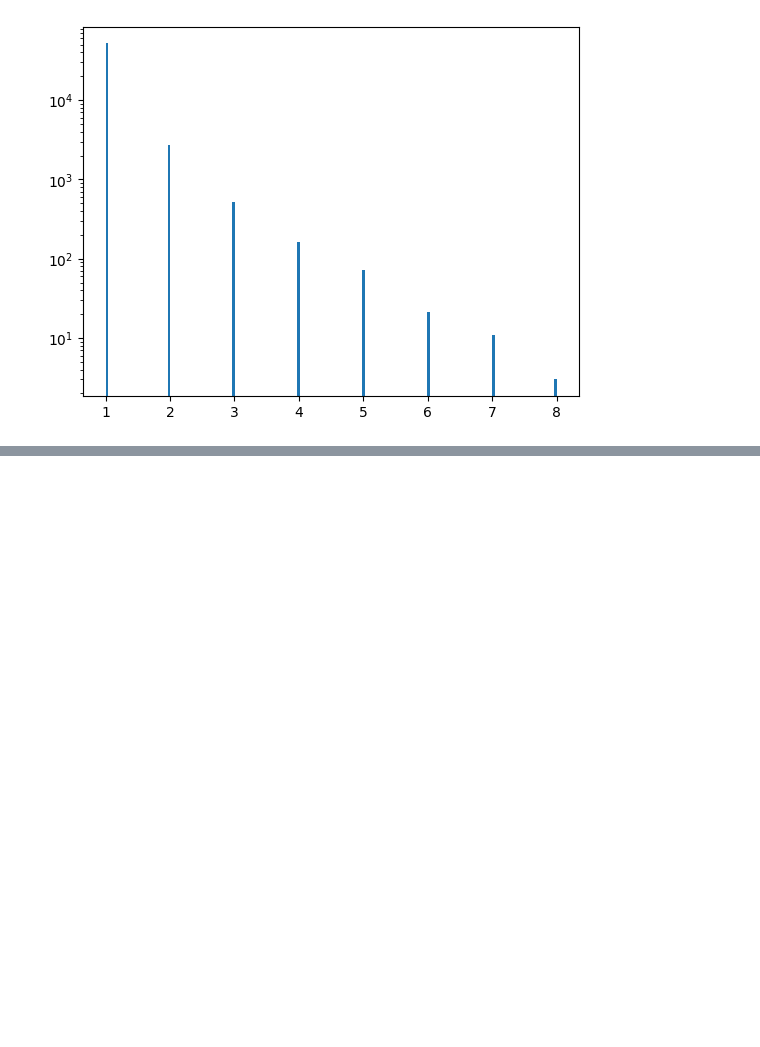
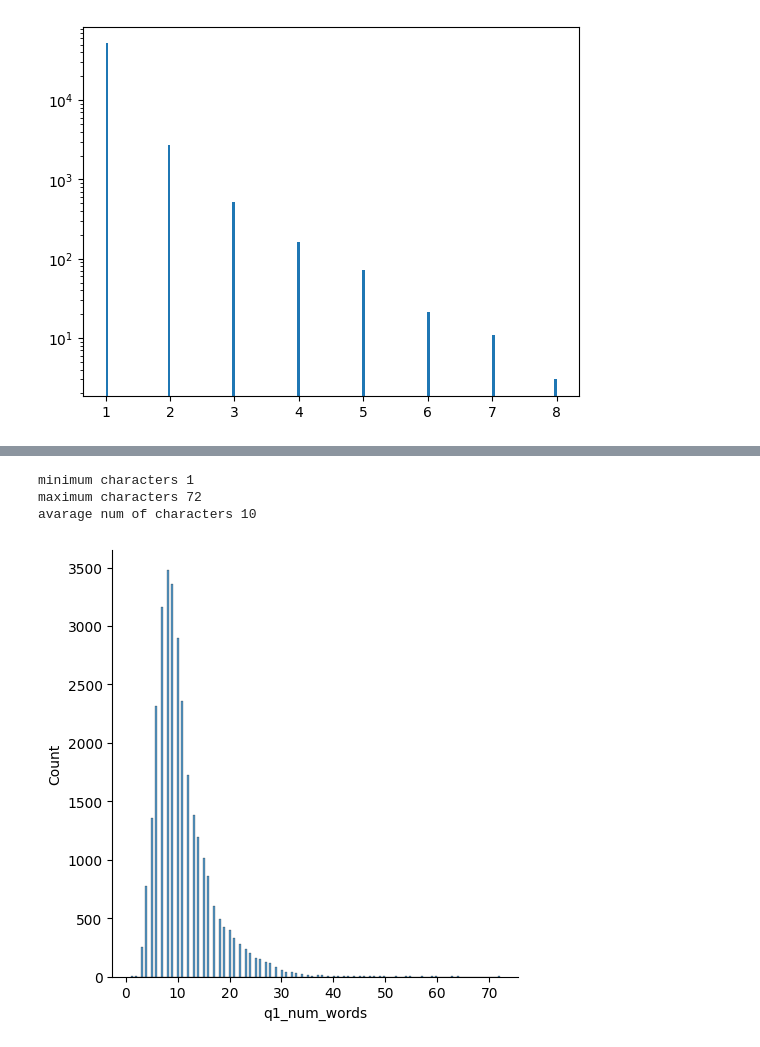
Before and after one commit to EmonKarmaker/Duplicate_Question_Pairs, a Jupyter notebook: bow_with_basic_features.ipynb, the cells around one changed output, grey strips where cells are left out. Cells and saved outputs as stored; diff of their text form; code cells hidden in the pictures; blank space fills up the shorter version.

```diff
--- a/bow_with_basic_features.ipynb
+++ b/bow_with_basic_features.ipynb
@@ -86,0 +170,10 @@ plt.show()
+# %%
+sns.displot(new_df['q1_num_words'])
+print('minimum characters',new_df['q1_num_words'].min())
+print('maximum characters',new_df['q1_num_words'].max())
+print('avarage num of characters', int(new_df['q1_num_words'].mean()))
+# %% [output]
+minimum characters 1
+maximum characters 72
+avarage num of characters 10
+[figure, added]
```
Also changed, not shown: parts of 21 cells of this notebook.
